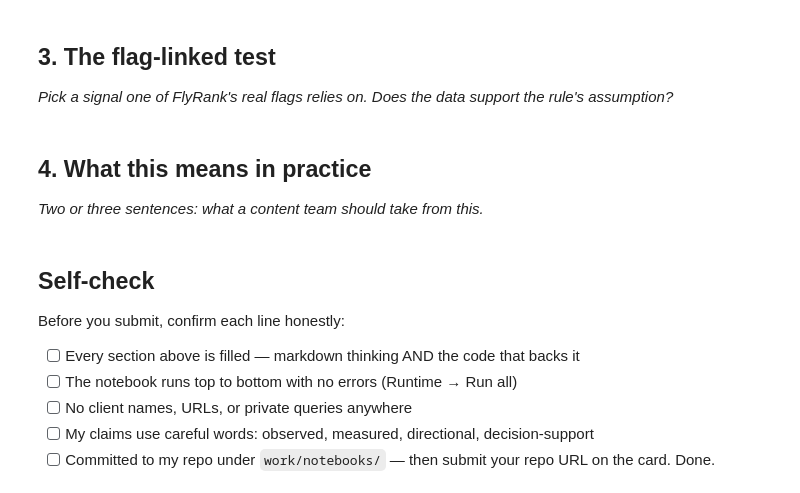
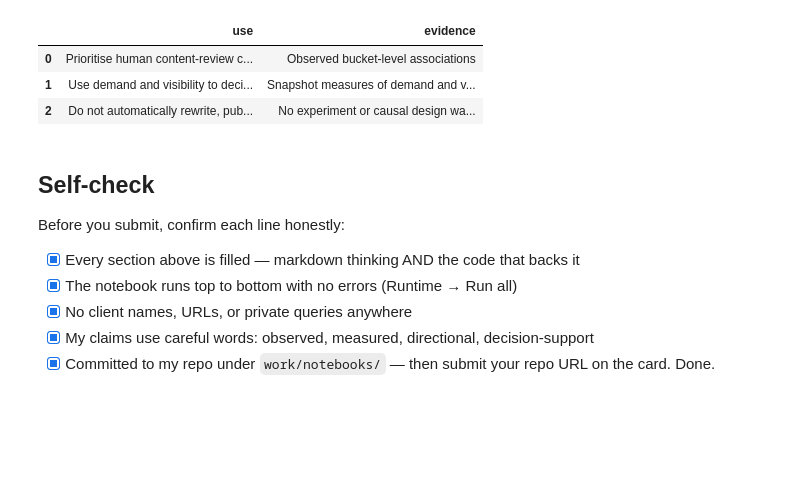
Before and after one commit to Subhash-2910/flyrank-ML-T1, a Jupyter notebook: work/notebooks/w04_signal_audit.ipynb, the cells around one changed output. Saved outputs shown, nothing was run; the diff lists cells and outputs as text; code cells hidden in the pictures; blank space fills up the shorter version.

```diff
--- a/work/notebooks/w04_signal_audit.ipynb
+++ b/work/notebooks/w04_signal_audit.ipynb
@@ -22,7 +228,22 @@ This skeleton is yours to fill. Work the sections **in order** — each one has
 # %%
 # This cell is for CODE (numbers, a query, a check).
 # Write your text answer in the cell ABOVE this one — typing sentences here breaks Run All.
+practical_summary = pd.DataFrame({
+    "use": [
+        "Prioritise human content-review candidates",
+        "Use demand and visibility to decide review order",
+        "Do not automatically rewrite, publish, remove, or claim causal impact"
+    ],
+    "evidence": [
+        "Observed bucket-level associations",
+        "Snapshot measures of demand and visibility",
+        "No experiment or causal design was used"
+    ]
+})
+
+display(practical_summary)
+# %% [output]
+|  | use | evidence |
+| 0 | Prioritise human content-review c... | Observed bucket-level associations |
+| 1 | Use demand and visibility to deci... | Snapshot measures of demand and v... |
+| 2 | Do not automatically rewrite, pub... | No experiment or causal design wa... |
-# %% [markdown]
-## 3. The flag-linked test
-
-*Pick a signal one of FlyRank's real flags relies on. Does the data support the rule's assumption?*
@@ -32,4 +249,0 @@ This skeleton is yours to fill. Work the sections **in order** — each one has
-# %% [markdown]
-## 4. What this means in practice
-
-*Two or three sentences: what a content team should take from this.*
@@ -41,8 +252,8 @@ This skeleton is yours to fill. Work the sections **in order** — each one has
 
 Before you submit, confirm each line honestly:
 
-- [ ] Every section above is filled — markdown thinking AND the code that backs it
-- [ ] The notebook runs top to bottom with no errors (Runtime → Run all)
-- [ ] No client names, URLs, or private queries anywhere
-- [ ] My claims use careful words: observed, measured, directional, decision-support
-- [ ] Committed to my repo under `work/notebooks/` — then submit your repo URL on the card. Done.
+- [x] Every section above is filled — markdown thinking AND the code that backs it
+- [x] The notebook runs top to bottom with no errors (Runtime → Run all)
+- [x] No client names, URLs, or private queries anywhere
+- [x] My claims use careful words: observed, measured, directional, decision-support
+- [x] Committed to my repo under `work/notebooks/` — then submit your repo URL on the card. Done.
```
Also changed, not shown: parts of 12 cells of this notebook.
